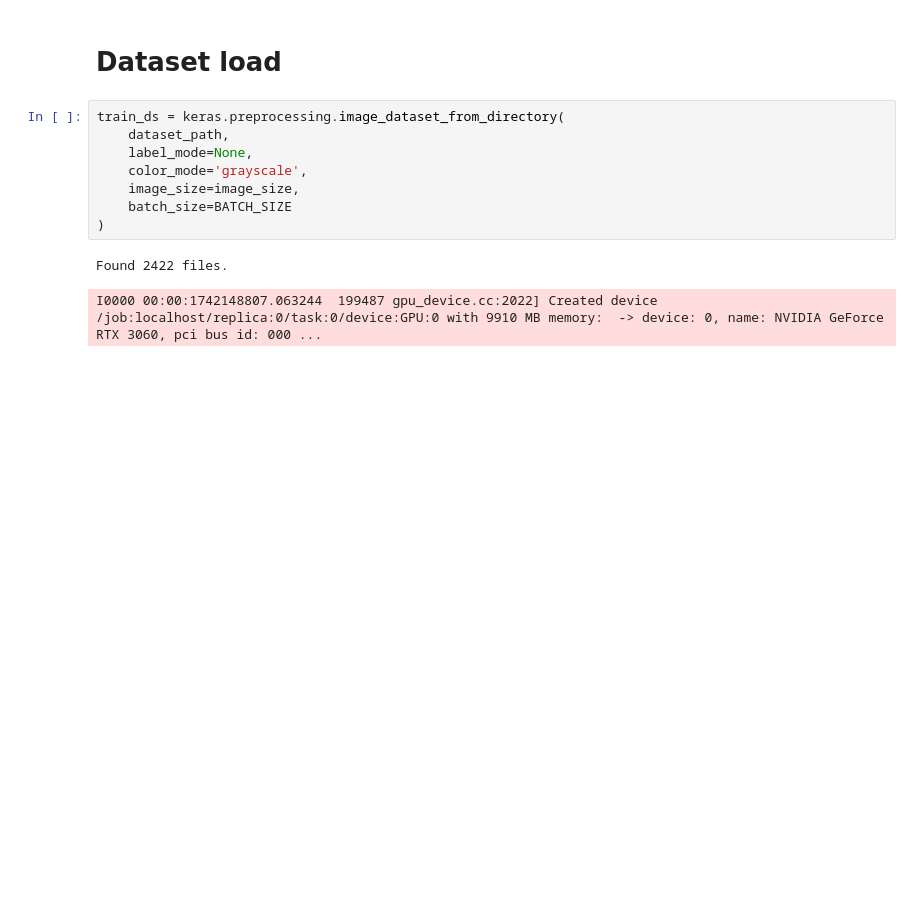
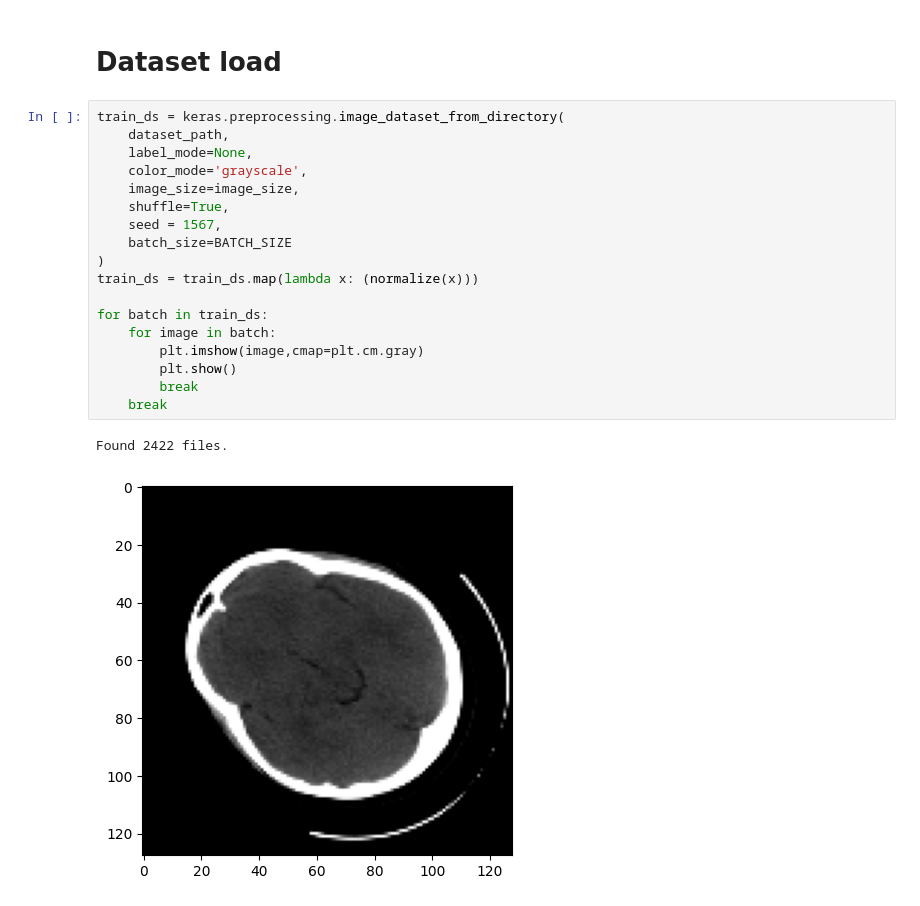
Before and after one commit to emanuelthiago06/StrokeVision---IEEE-CHALLENGE, a Jupyter notebook: src/image_generation/gan.ipynb, the cells around one changed output. Saved outputs shown, nothing was run; the diff lists cells and outputs as text; blank space fills up the shorter version.

```diff
--- a/src/image_generation/gan.ipynb
+++ b/src/image_generation/gan.ipynb
@@ -34,11 +34,21 @@ dataset_path = "../../data/train/"
 # %%
 train_ds = keras.preprocessing.image_dataset_from_directory(
     dataset_path,
     label_mode=None,
     color_mode='grayscale',
     image_size=image_size,
+    shuffle=True,
+    seed = 1567,
     batch_size=BATCH_SIZE
 )
+train_ds = train_ds.map(lambda x: (normalize(x)))
+
+for batch in train_ds:
+    for image in batch:
+        plt.imshow(image,cmap=plt.cm.gray)
+        plt.show()
+        break
+    break
 # %% [output]
 Found 2422 files.
-I0000 00:00:1742148807.063244  199487 gpu_device.cc:2022] Created device /job:localhost/replica:0/task:0/device:GPU:0 with 9910 MB memory:  -> device: 0, name: NVIDIA GeForce RTX 3060, pci bus id: 000 ...
+[figure, added]
```
